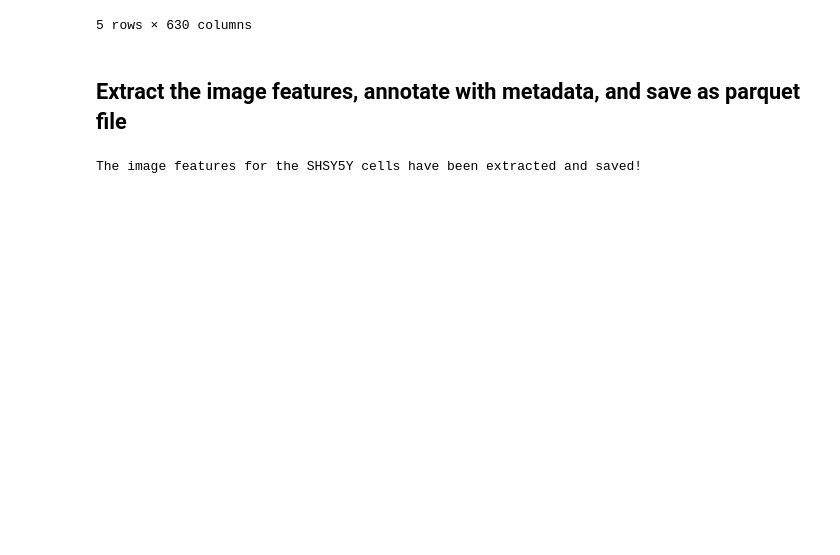
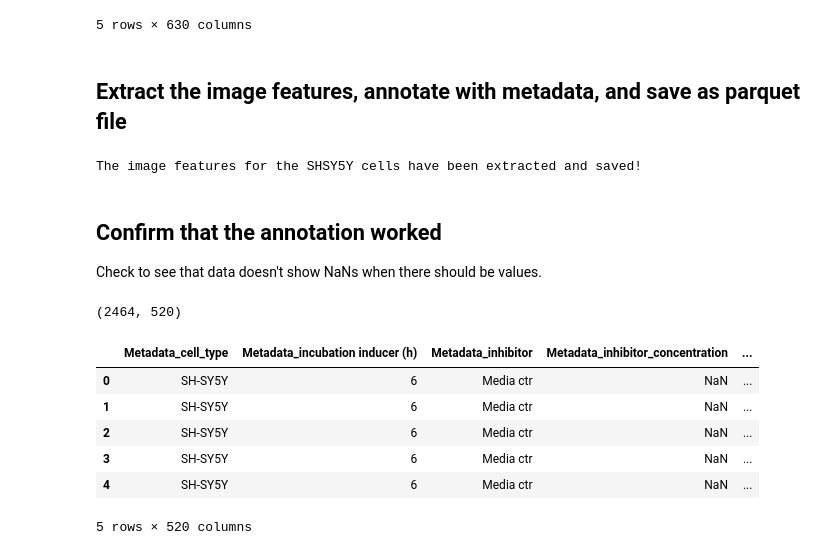
Before and after one commit to WayScience/pyroptosis_signature_image_profiling, a Jupyter notebook: Plate_2_data/4.processing_features/5.extract_image_features.ipynb, the cells around one changed output. Saved outputs shown, nothing was run; the diff lists cells and outputs as text; code cells hidden in the pictures; blank space fills up the shorter version.

```diff
--- a/Plate_2_data/4.processing_features/5.extract_image_features.ipynb
+++ b/Plate_2_data/4.processing_features/5.extract_image_features.ipynb
@@ -97,3 +97,19 @@ output(
 print("The image features for the SHSY5Y cells have been extracted and saved!")
 # %% [output]
 The image features for the SHSY5Y cells have been extracted and saved!
+# %% [markdown]
+## Confirm that the annotation worked
+
+Check to see that data doesn't show NaNs when there should be values.
+# %%
+print(annotated_image_features_df.shape)
+annotated_image_features_df.head()
+# %% [output]
+(2464, 520)
+|  | Metadata_cell_type | Metadata_incubation inducer (h) | Metadata_inhibitor | Metadata_inhibitor_concentration | ... |
+| 0 | SH-SY5Y | 6 | Media ctr | NaN | ... |
+| 1 | SH-SY5Y | 6 | Media ctr | NaN | ... |
+| 2 | SH-SY5Y | 6 | Media ctr | NaN | ... |
+| 3 | SH-SY5Y | 6 | Media ctr | NaN | ... |
+| 4 | SH-SY5Y | 6 | Media ctr | NaN | ... |
+5 rows × 520 columns
```
Also changed, not shown: parts of 2 cells of this notebook, 1 other file.
